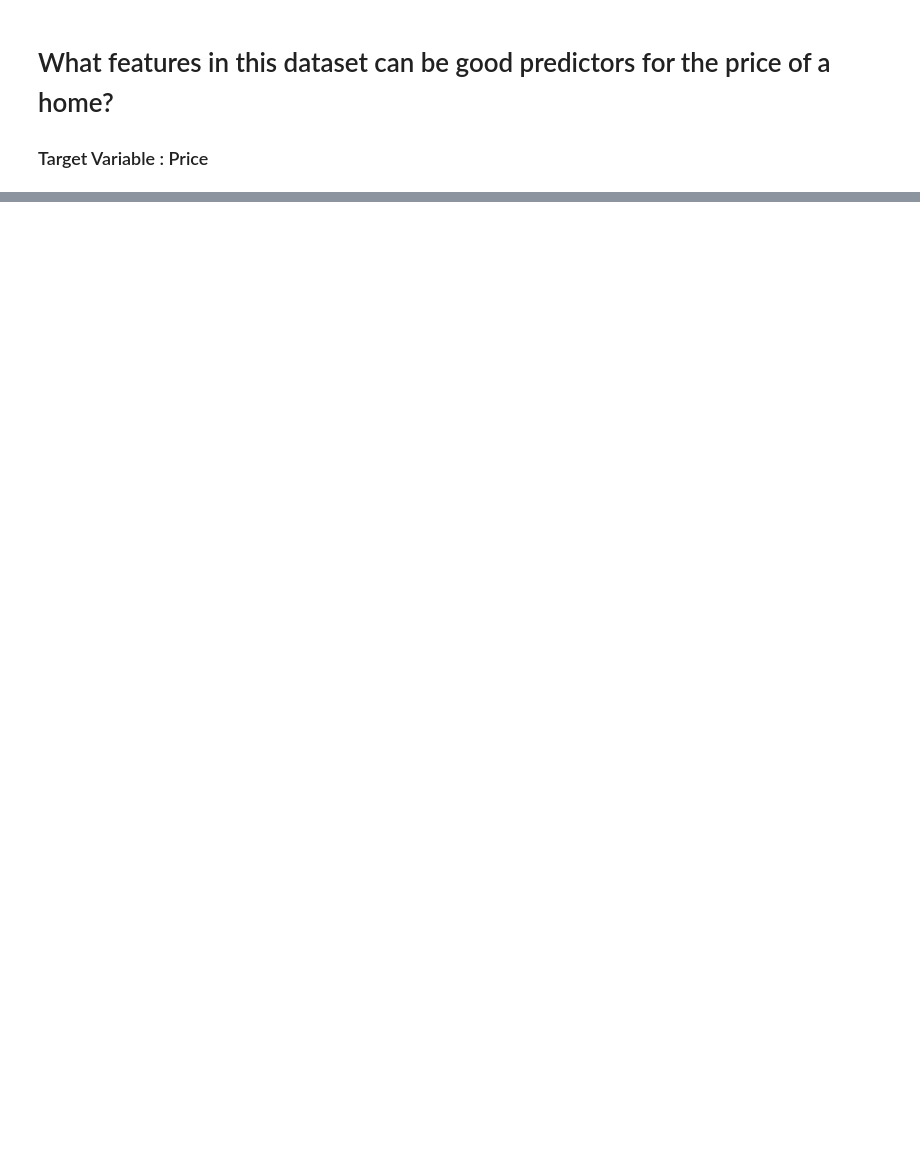
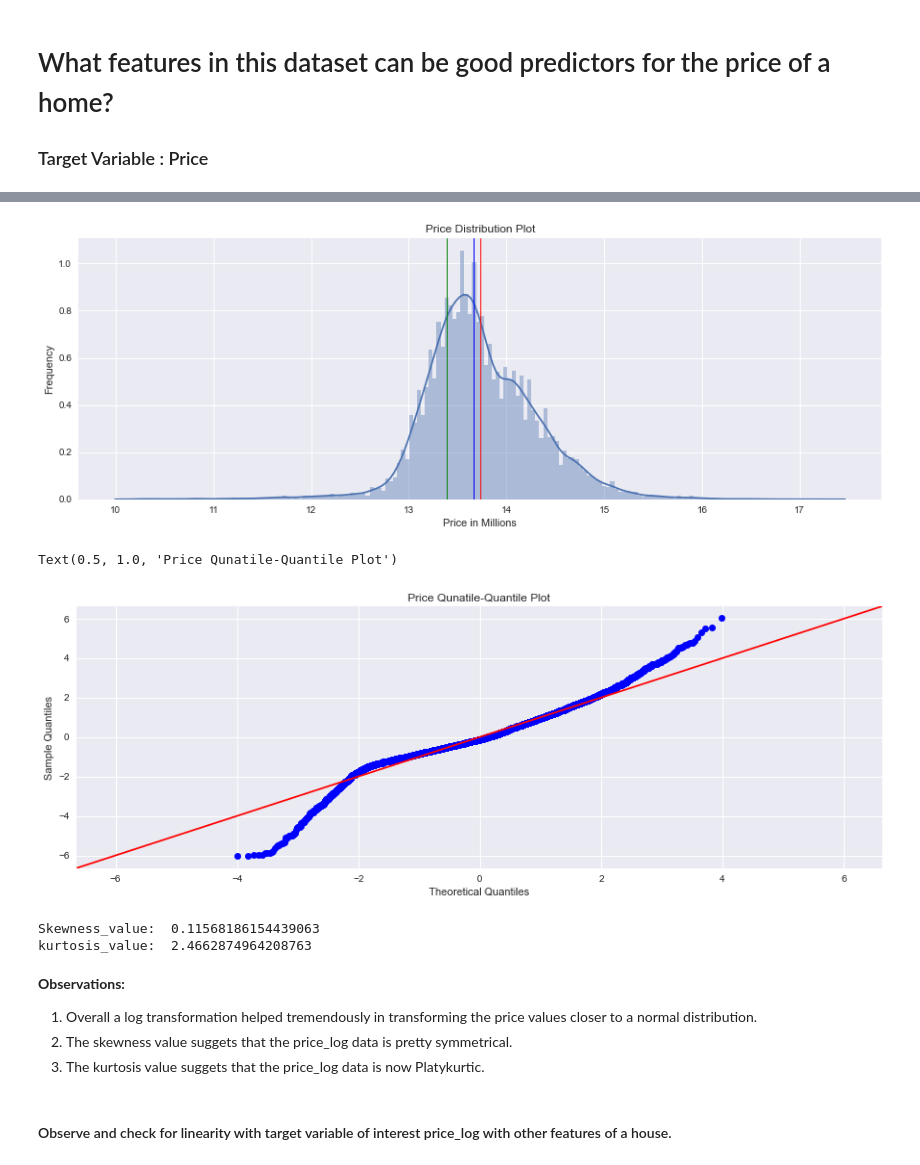
Before and after one commit to cristopher-d-delgado/Project_Linear_Regression_King_County, a Jupyter notebook: notebooks/data_preparation.ipynb, the cells around one changed output, grey strips where cells are left out. Saved outputs shown, nothing was run; the diff lists cells and outputs as text; code cells hidden in the pictures; blank space fills up the shorter version.

```diff
--- a/notebooks/data_preparation.ipynb
+++ b/notebooks/data_preparation.ipynb
@@ -391,0 +452,41 @@ Kurtosis deals with the lengths of tails in the distribution. kurtosis aims at i
+# %%
+# Log transformation and create a new colun with that transformation.
+king['price_log'] = np.log(king['price'])
+# %%
+# Generate a distribution plot to view the price_log data.
+plt.figure(figsize=(15, 5))
+sns.distplot(king['price_log'], bins=int(round(len(king['price'])**0.5)), kde=True)
+plt.xlabel("Price in Millions")
+plt.ylabel("Frequency")
+plt.title("Price Distribution Plot")
+plt.axvline(x=king['price_log'].mean(), linestyle="-", linewidth=1, color="r")
+plt.axvline(x=king['price_log'].median(), linestyle="-", linewidth=1, color="b")
+plt.axvline(x=king['price_log'].mode().iloc[0], linestyle="-", linewidth=1, color="g")
+plt.xticks(fontsize = 10)
+plt.show()
+
+#check for normality in price_log
+fig = sm.graphics.qqplot(king['price_log'], dist = stats.norm, line = '45', fit = True)
+fig.set_size_inches(15, 5)
+plt.title('Price Qunatile-Quantile Plot')
+# %% [output]
+[figure, added]
+Text(0.5, 1.0, 'Price Qunatile-Quantile Plot')
+[figure, added]
+# %%
+# Obtain skewness value
+skewness = king['price_log'].skew()
+print('Skewness_value: ', skewness)
+# Obtain Kurtosis value
+kurtosis = king['price_log'].kurtosis()
+print('kurtosis_value: ', kurtosis)
+# %% [output]
+Skewness_value:  0.11568186154439063
+kurtosis_value:  2.4662874964208763
+# %% [markdown]
+**Observations:**
+1. Overall a log transformation helped tremendously in transforming the price values closer to a normal distribution.
+2. The skewness value suggets that the price_log data is pretty symmetrical.
+3. The kurtosis value suggets that the price_log data is now Platykurtic.
+# %% [markdown]
+#### Observe and check for linearity with target variable of interest price_log with other features of a house.
```
Also changed, not shown: parts of 13 cells of this notebook.
